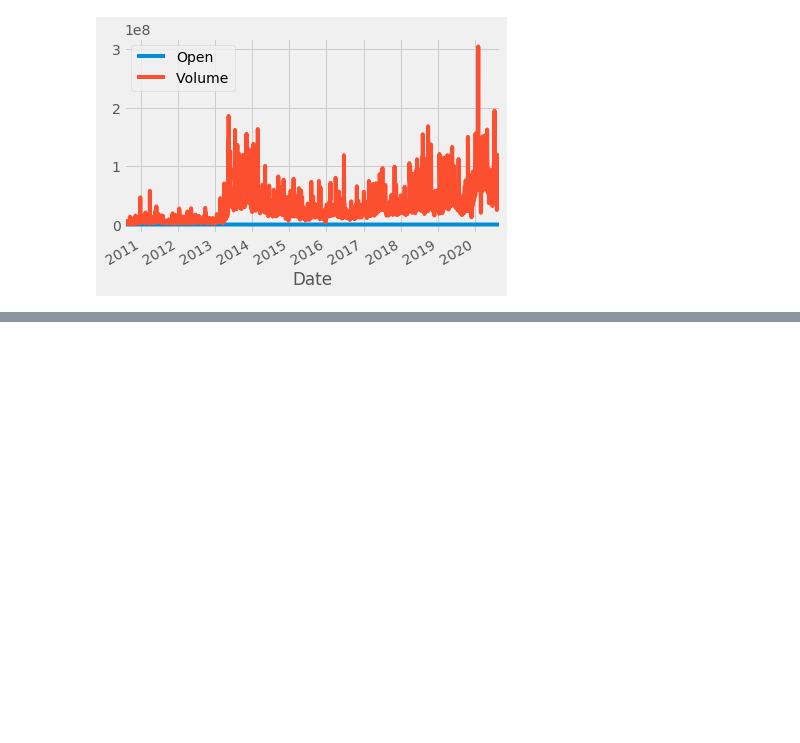
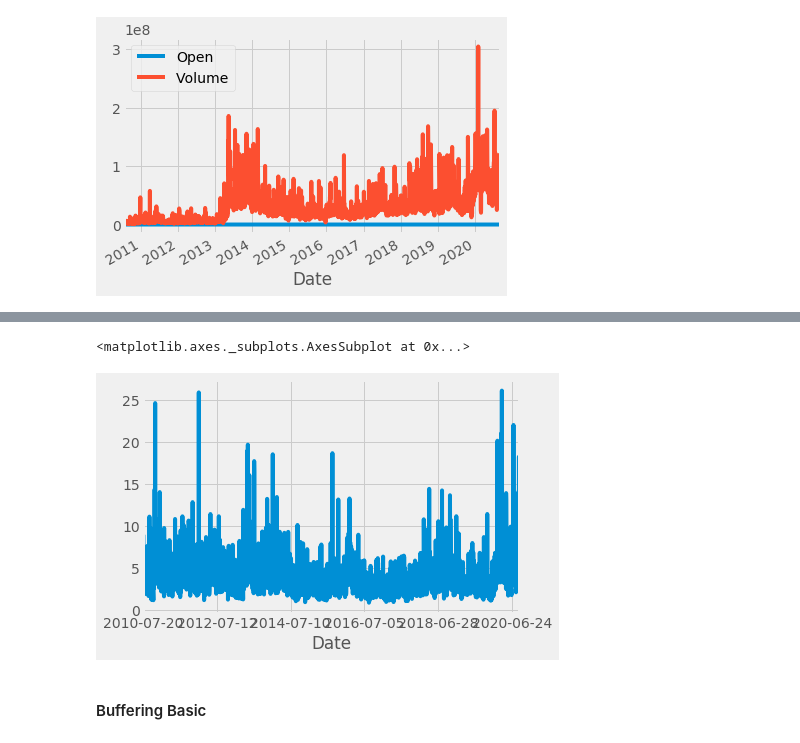
Before and after one commit to cmj123/BecomeAProfessionalPythonProgrammer, a Jupyter notebook: data_analysis_python_pandas/data_analysis_with_python_pandas.ipynb, the cells around one changed output, grey strips where cells are left out. Cells and saved outputs as stored; diff of their text form; code cells hidden in the pictures; blank space fills up the shorter version.

Commit message:
Mapping custom functions and buffering

```diff
--- a/data_analysis_python_pandas/data_analysis_with_python_pandas.ipynb
+++ b/data_analysis_python_pandas/data_analysis_with_python_pandas.ipynb
@@ -608,0 +639,9 @@ df[['Open','Volume']].plot()
+# %%
+df['Pct_Diff_bot_5_vs_Top_5_2'] = 100 * ((df['High'] /df['Low']) - 1)
+# %%
+df['Pct_Diff_bot_5_vs_Top_5_2'].plot()
+# %% [output]
+<matplotlib.axes._subplots.AxesSubplot at 0x...>
+[figure, added]
+# %% [markdown]
+#### Buffering Basic
```
Also changed, not shown: parts of 5 cells of this notebook.
